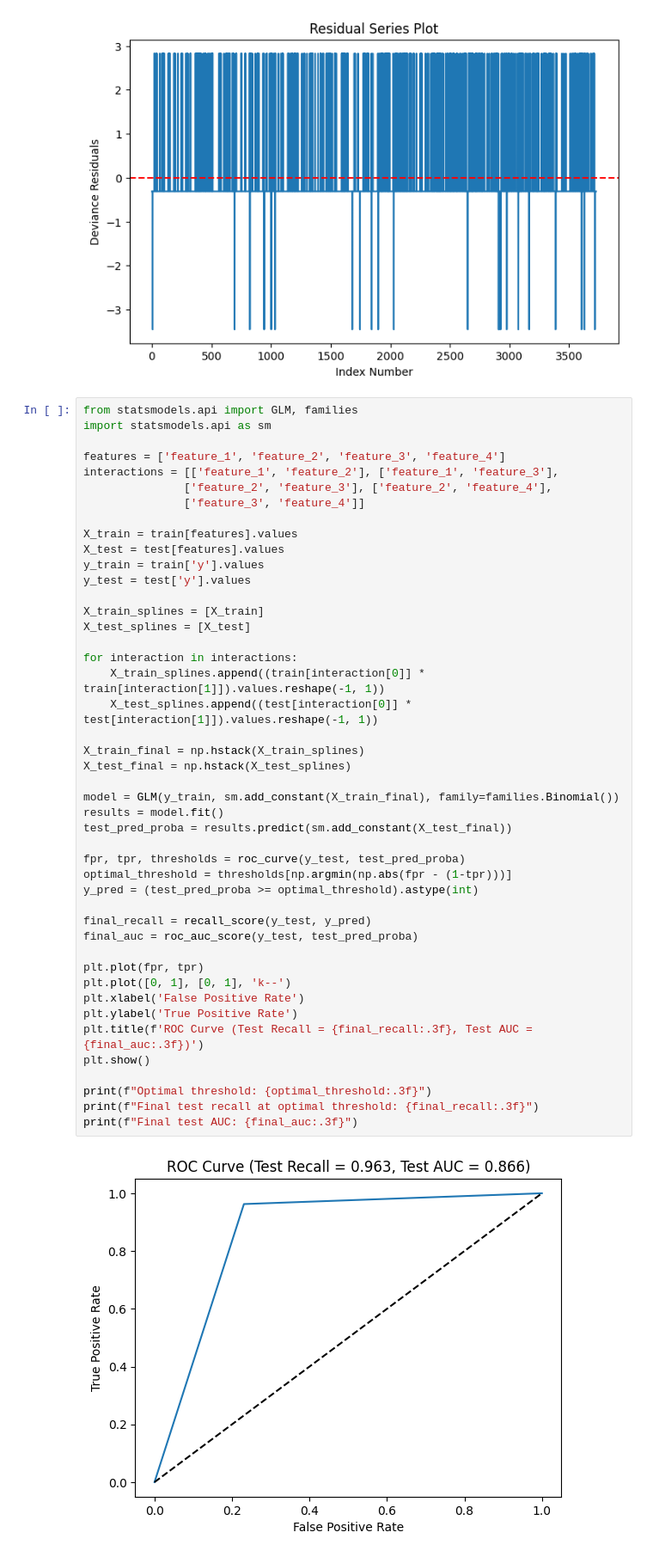
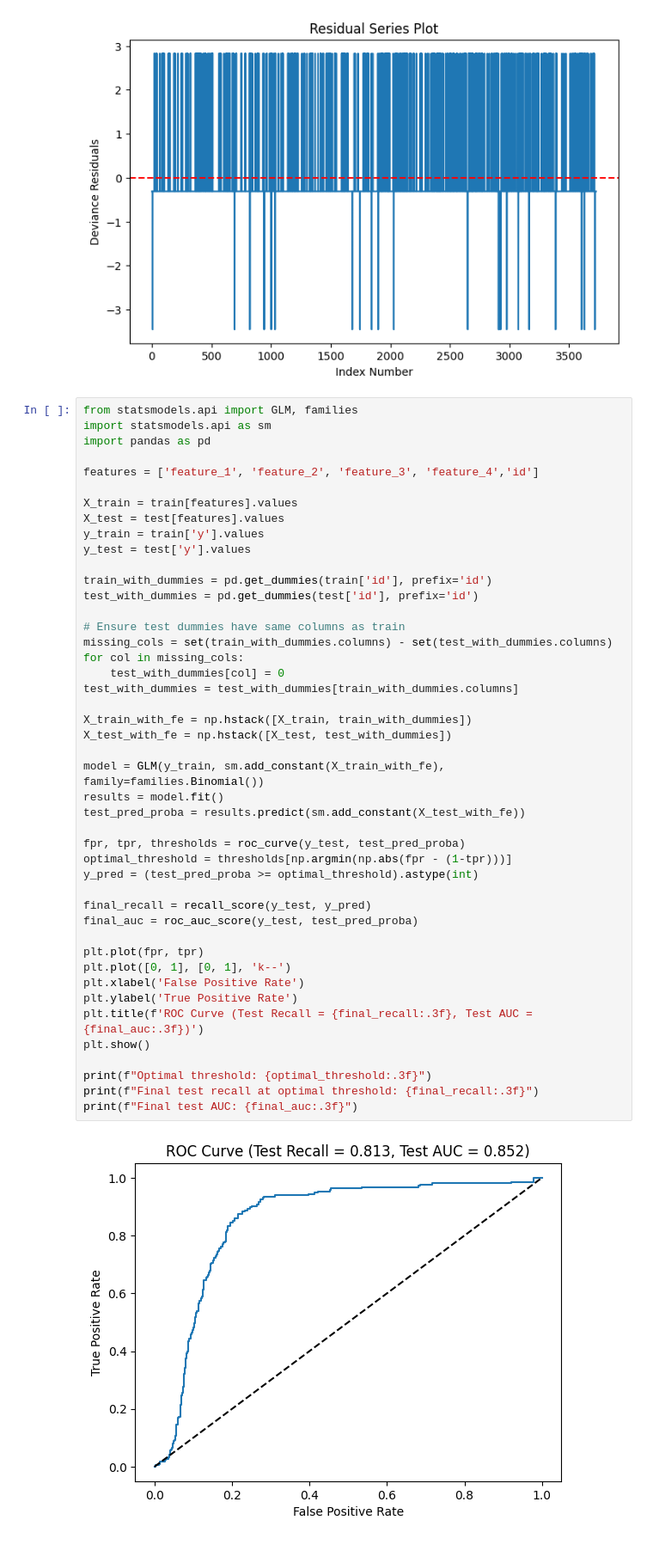
Before and after one commit to Jacob-J-Richards/DS_DA_Projects, a Jupyter notebook: 3-90+_DaysPastDue/Use_Splines_on_interaction_terms.ipynb, the cells around one changed output. Shown at 86% size. Drawn from its saved outputs; the diff is of its cells as text.

```diff
--- a/3-90+_DaysPastDue/Use_Splines_on_interaction_terms.ipynb
+++ b/3-90+_DaysPastDue/Use_Splines_on_interaction_terms.ipynb
@@ -699,47 +685,47 @@ plt.show()
 # %%
 from statsmodels.api import GLM, families
 import statsmodels.api as sm
+import pandas as pd
 
-features = ['feature_1', 'feature_2', 'feature_3', 'feature_4']
-interactions = [['feature_1', 'feature_2'], ['feature_1', 'feature_3'],
-               ['feature_2', 'feature_3'], ['feature_2', 'feature_4'],
-               ['feature_3', 'feature_4']]
+features = ['feature_1', 'feature_2', 'feature_3', 'feature_4','id']
 
 X_train = train[features].values
 X_test = test[features].values
 y_train = train['y'].values
 y_test = test['y'].values
 
-X_train_splines = [X_train]
-X_test_splines = [X_test]
+train_with_dummies = pd.get_dummies(train['id'], prefix='id')
+test_with_dummies = pd.get_dummies(test['id'], prefix='id')
 
-for interaction in interactions:
-    X_train_splines.append((train[interaction[0]] * train[interaction[1]]).values.reshape(-1, 1))
-    X_test_splines.append((test[interaction[0]] * test[interaction[1]]).values.reshape(-1, 1))
+# Ensure test dummies have same columns as train
+missing_cols = set(train_with_dummies.columns) - set(test_with_dummies.columns)
+for col in missing_cols:
+    test_with_dummies[col] = 0
+test_with_dummies = test_with_dummies[train_with_dummies.columns]
 
-X_train_final = np.hstack(X_train_splines)
-X_test_final = np.hstack(X_test_splines)
+X_train_with_fe = np.hstack([X_train, train_with_dummies])
+X_test_with_fe = np.hstack([X_test, test_with_dummies])
 
-model = GLM(y_train, sm.add_constant(X_train_final), family=families.Binomial())
+model = GLM(y_train, sm.add_constant(X_train_with_fe), family=families.Binomial())
 results = model.fit()
-test_pred_proba = results.predict(sm.add_constant(X_test_final))
+test_pred_proba = results.predict(sm.add_constant(X_test_with_fe))
 
 fpr, tpr, thresholds = roc_curve(y_test, test_pred_proba)
 optimal_threshold = thresholds[np.argmin(np.abs(fpr - (1-tpr)))]
 y_pred = (test_pred_proba >= optimal_threshold).astype(int)
 
 final_recall = recall_score(y_test, y_pred)
 final_auc = roc_auc_score(y_test, test_pred_proba)
 
 plt.plot(fpr, tpr)
 plt.plot([0, 1], [0, 1], 'k--')
 plt.xlabel('False Positive Rate')
 plt.ylabel('True Positive Rate')
 plt.title(f'ROC Curve (Test Recall = {final_recall:.3f}, Test AUC = {final_auc:.3f})')
 plt.show()
 
 print(f"Optimal threshold: {optimal_threshold:.3f}")
 print(f"Final test recall at optimal threshold: {final_recall:.3f}")
 print(f"Final test AUC: {final_auc:.3f}")
 # %% [output]
-[figure, old version]
+[figure, new version]
```
Also changed, not shown: parts of 2 cells of this notebook.
